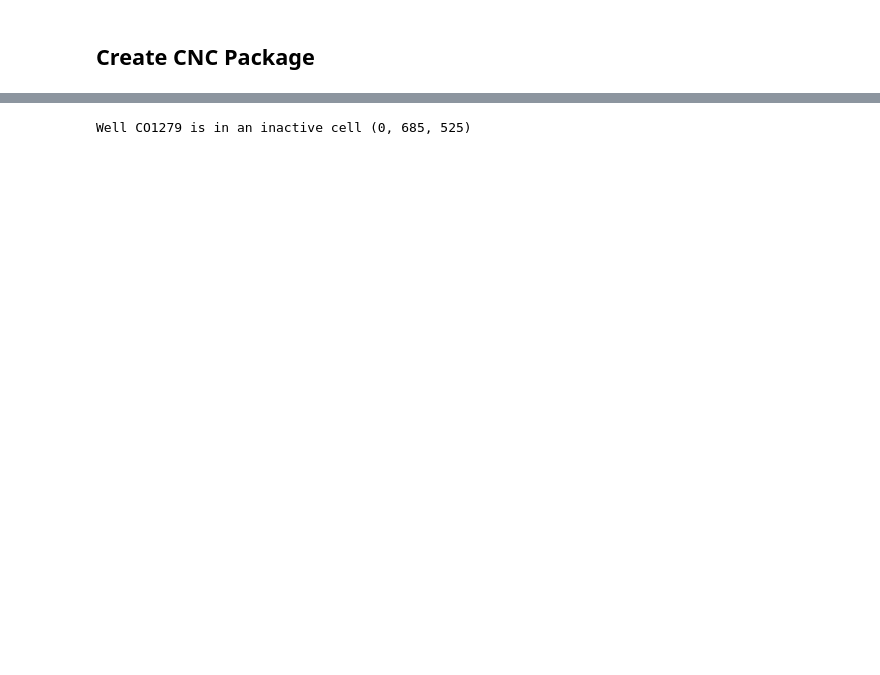
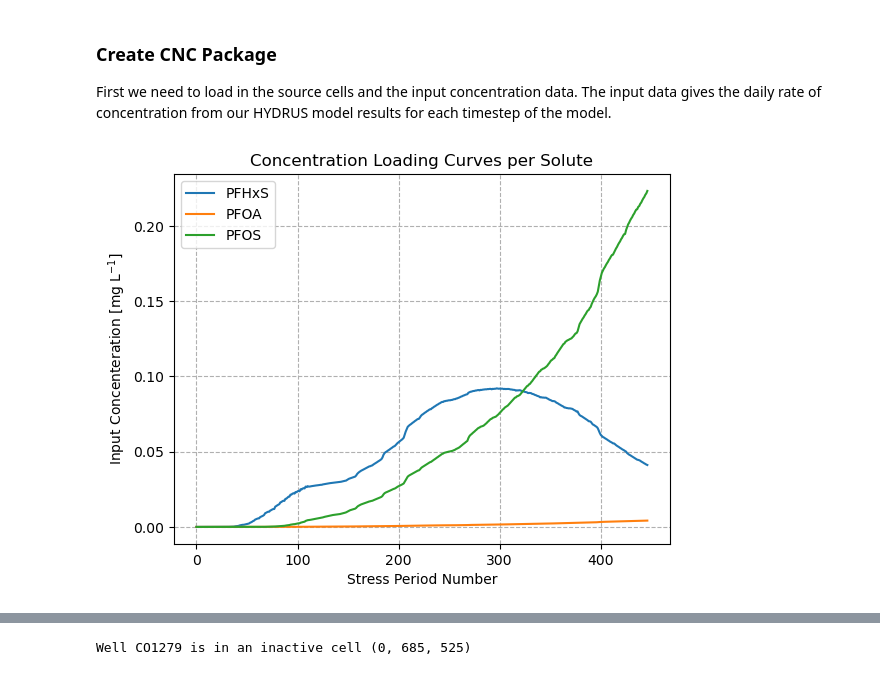
Before and after one commit to jackplogan33/peterson-modflow, a Jupyter notebook: notebooks/02-transport-model.ipynb, the cells around one changed output, grey strips where cells are left out. Drawn from its saved outputs; the diff is of its cells as text; code cells hidden in the pictures; blank space fills up the shorter version.

```diff
--- a/notebooks/02-transport-model.ipynb
+++ b/notebooks/02-transport-model.ipynb
@@ -442,6 +214,18 @@ ist_pfhxs = mf6.ModflowGwtist(
 # %% [markdown]
-## Create CNC Package
+### Create CNC Package
+
+First we need to load in the source cells and the input concentration data. The input data gives the daily rate of concentration from our HYDRUS model results for each timestep of the model.
 # %%
 #timeperiod_concentrations = pd.read_csv('../input-files/data-files/tran-interp-concentrations.csv')
-timeperiod_concentrations = pd.read_csv('../input-files/data-files/tran-conc-2x-year.csv')
-source_cells = pd.read_csv('../input-files/data-files/tran-source-cells.csv')
+timeperiod_concentrations = pd.read_csv('../model/data/transport/conc-2x-year.csv')
+source_cells = pd.read_csv('../model/data/transport/source-cells.csv')
+# %%
+# fig, ax = plt.subplots()
+
+timeperiod_concentrations.plot(x='Stress Period')
+plt.title('Concentration Loading Curves per Solute')
+plt.ylabel('Input Concenteration [mg L$^{-1}$]')
+plt.xlabel('Stress Period Number')
+plt.grid(ls='--')
+# %% [output]
+[figure, added]
```
Also changed, not shown: parts of 66 cells of this notebook, 5 other files.
